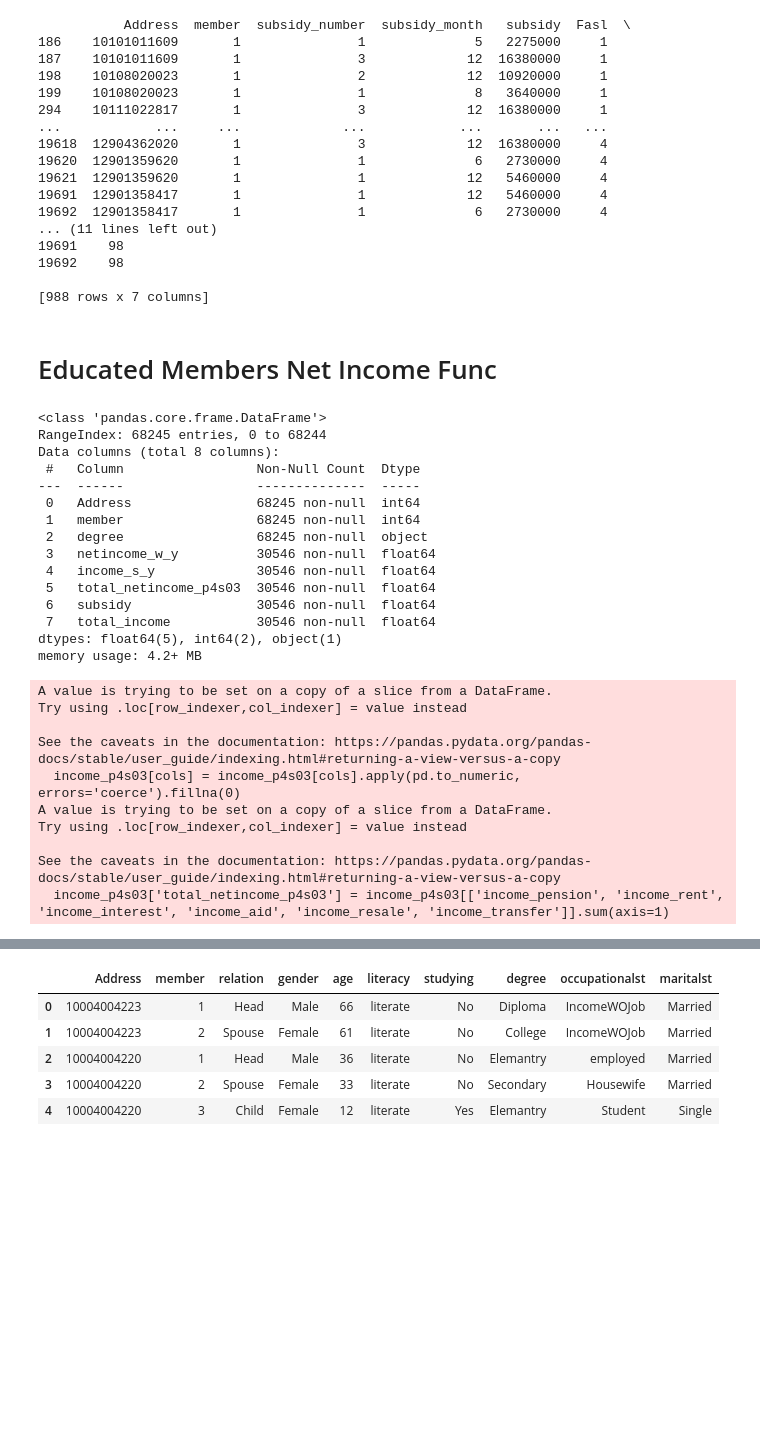
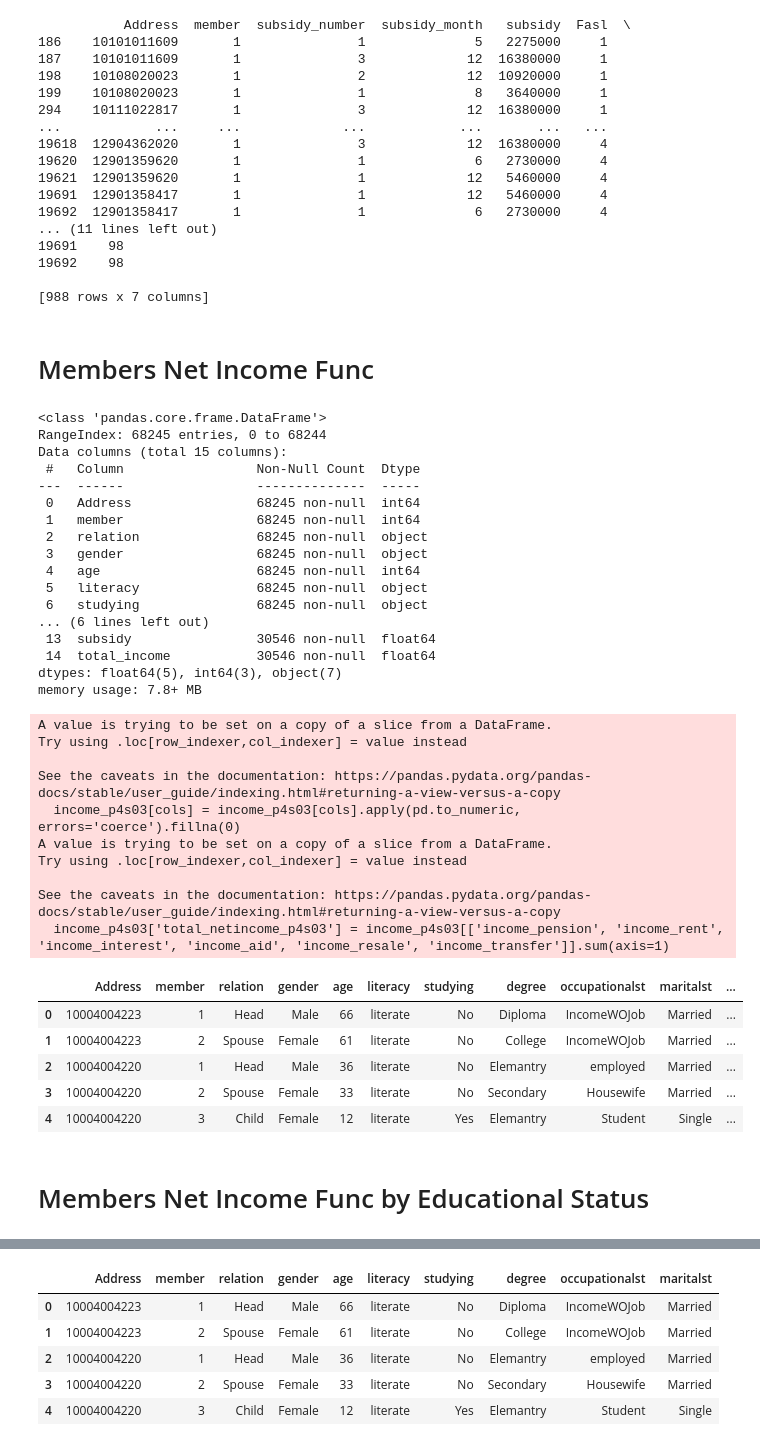
Before and after one commit to AmirmahdiGolahmar/Iranian_HEIS, a Jupyter notebook: data/Preprocessing.ipynb, the cells around one changed output, grey strips where cells are left out. Saved outputs shown, nothing was run; the diff lists cells and outputs as text; code cells hidden in the pictures; blank space fills up the shorter version.

Commit message:
debug: modify netincome members by educational func and add general func for all members then add another func for netincomes of members by educational status

```diff
--- a/data/Preprocessing.ipynb
+++ b/data/Preprocessing.ipynb
@@ -1326,7 +1326,7 @@ print(duplicates)
 
 [988 rows x 7 columns]
 # %% [markdown]
-# Educated Members Net Income Func
+# Members Net Income Func
 # %%
 test_income_p4s01 = U98_P4S01_mahdi_clean.drop_duplicates(subset=['Address', 'member'])
 test_income_p4s02 = U98_P4S02_mahdi_clean.drop_duplicates(subset=['Address', 'member'])
@@ -1342,8 +1342,7 @@ def netincome_p4_s03(income_p4s03):
     income_p4s03= income_p4s03[['Address', 'member', 'total_netincome_p4s03']]
     return income_p4s03
 
-def members_netincome_by_education_status(p1_social_data, income_p4s01, income_p4s02, income_p4s03, income_p4s04):
-    p1_social_data = p1_social_data[['Address', 'member', 'degree']]
+def members_netincome(p1_social_data, income_p4s01, income_p4s02, income_p4s03, income_p4s04):
     income_p4s01 = income_p4s01[['Address', 'member', 'netincome_w_y']]
     income_p4s02 = income_p4s02[['Address', 'member', 'income_s_y']]
     income_p4s03 = netincome_p4_s03(income_p4s03)
@@ -1355,28 +1354,30 @@ def members_netincome_by_education_status(p1_social_data, income_p4s01, income_p
     merged_income.fillna(0, inplace=True)
     merged_income['total_income'] = merged_income[['netincome_w_y', 'income_s_y', 'total_netincome_p4s03', 'subsidy']].sum(axis=1)
 
-    members_netincome_by_education = p1_social_data.merge(merged_income, on=['Address', 'member'], how='left')
+    all_members_netincome = p1_social_data.merge(merged_income, on=['Address', 'member'], how='left')
 
-    return members_netincome_by_education
+    return all_members_netincome
 # %%
-test_members_netincome_by_education_status= members_netincome_by_education_status(test_p1_social_data, test_income_p4s01, test_income_p4s02, test_income_p4s03, test_income_p4s04)
-test_members_netincome_by_education_status.info()
+test_members_netincome = members_netincome(test_p1_social_data, test_income_p4s01, test_income_p4s02, test_income_p4s03, test_income_p4s04)
+test_members_netincome.info()
 # %% [output]
 <class 'pandas.core.frame.DataFrame'>
 RangeIndex: 68245 entries, 0 to 68244
-Data columns (total 8 columns):
+Data columns (total 15 columns):
  #   Column                 Non-Null Count  Dtype
 ---  ------                 --------------  -----
  0   Address                68245 non-null  int64
  1   member                 68245 non-null  int64
- 2   degree                 68245 non-null  object
- 3   netincome_w_y          30546 non-null  float64
- 4   income_s_y             30546 non-null  float64
- 5   total_netincome_p4s03  30546 non-null  float64
- 6   subsidy                30546 non-null  float64
- 7   total_income           30546 non-null  float64
-dtypes: float64(5), int64(2), object(1)
-memory usage: 4.2+ MB
+ 2   relation               68245 non-null  object
+ 3   gender                 68245 non-null  object
+ 4   age                    68245 non-null  int64
+ 5   literacy               68245 non-null  object
+ 6   studying               68245 non-null  object
+... (6 lines left out)
+ 13  subsidy                30546 non-null  float64
+ 14  total_income           30546 non-null  float64
+dtypes: float64(5), int64(3), object(7)
+memory usage: 7.8+ MB
 A value is trying to be set on a copy of a slice from a DataFrame.
 Try using .loc[row_indexer,col_indexer] = value instead
 
@@ -1387,3 +1388,14 @@ Try using .loc[row_indexer,col_indexer] = value instead
 
 See the caveats in the documentation: https://pandas.pydata.org/pandas-docs/stable/user_guide/indexing.html#returning-a-view-versus-a-copy
   income_p4s03['total_netincome_p4s03'] = income_p4s03[['income_pension', 'income_rent', 'income_interest', 'income_aid', 'income_resale', 'income_transfer']].sum(axis=1)
+# %%
+test_members_netincome.head()
+# %% [output]
+|  | Address | member | relation | gender | age | literacy | studying | degree | occupationalst | maritalst | ... |
+| 0 | 10004004223 | 1 | Head | Male | 66 | literate | No | Diploma | IncomeWOJob | Married | ... |
+| 1 | 10004004223 | 2 | Spouse | Female | 61 | literate | No | College | IncomeWOJob | Married | ... |
+| 2 | 10004004220 | 1 | Head | Male | 36 | literate | No | Elemantry | employed | Married | ... |
+| 3 | 10004004220 | 2 | Spouse | Female | 33 | literate | No | Secondary | Housewife | Married | ... |
+| 4 | 10004004220 | 3 | Child | Female | 12 | literate | Yes | Elemantry | Student | Single | ... |
+# %% [markdown]
+# Members Net Income Func by Educational Status
```
Also changed, not shown: parts of 3 cells of this notebook.
